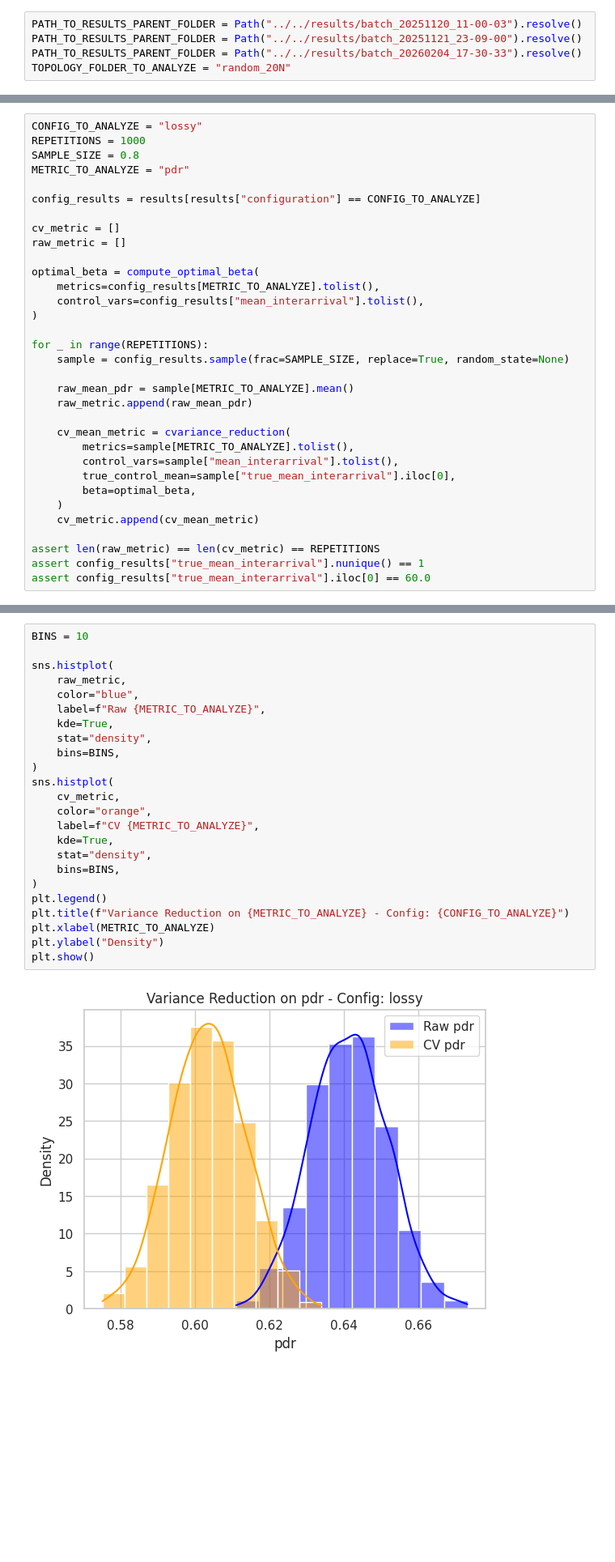
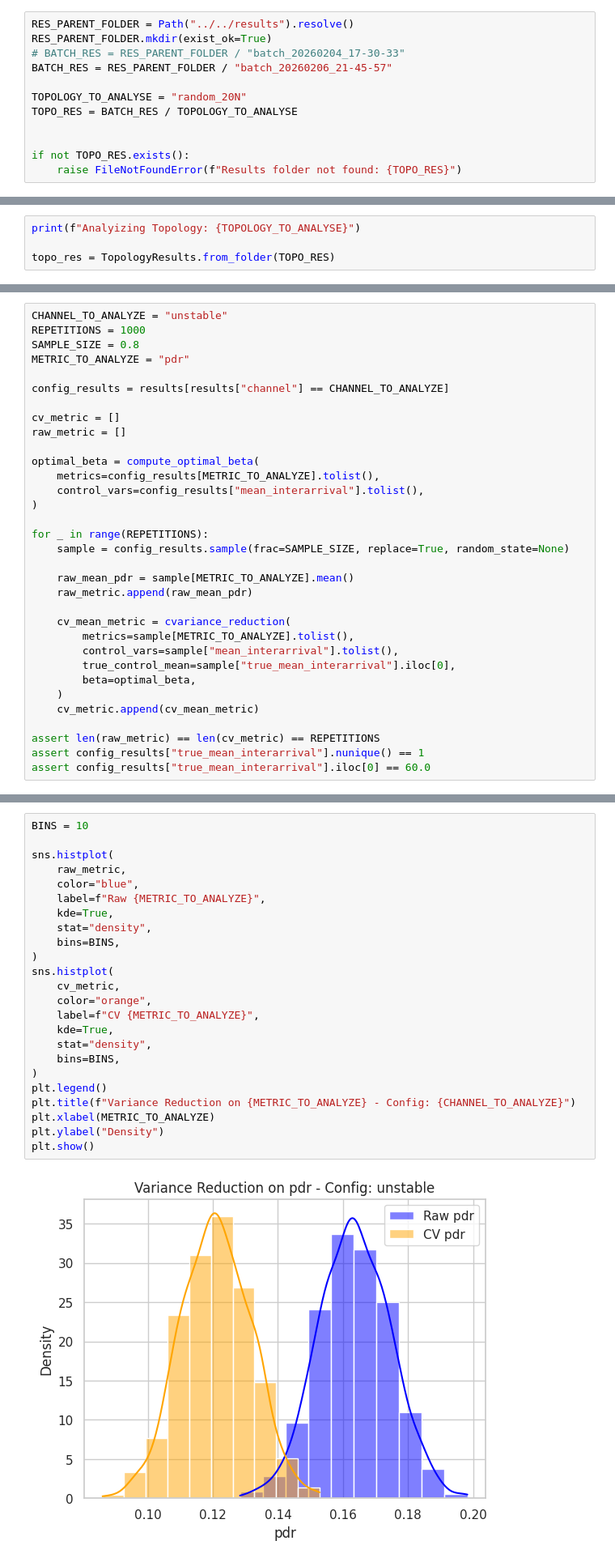
Before and after one commit to damiano-salvaterra/SPE-project, a Jupyter notebook: src/evaluation/variance_reduction.ipynb, the cells around one changed output, grey strips where cells are left out. Shown at 81% size. Drawn from its saved outputs; the diff is of its cells as text; blank space fills up the shorter version.

```diff
--- a/src/evaluation/variance_reduction.ipynb
+++ b/src/evaluation/variance_reduction.ipynb
@@ -13,7 +14,14 @@ import re
 # %% [markdown]
 ### Path Configuration
 # %%
-PATH_TO_RESULTS_PARENT_FOLDER = Path("../../results/batch_20251120_11-00-03").resolve()
-PATH_TO_RESULTS_PARENT_FOLDER = Path("../../results/batch_20251121_23-09-00").resolve()
-PATH_TO_RESULTS_PARENT_FOLDER = Path("../../results/batch_20260204_17-30-33").resolve()
-TOPOLOGY_FOLDER_TO_ANALYZE = "random_20N"
+RES_PARENT_FOLDER = Path("../../results").resolve()
+RES_PARENT_FOLDER.mkdir(exist_ok=True)
+# BATCH_RES = RES_PARENT_FOLDER / "batch_20260204_17-30-33"
+BATCH_RES = RES_PARENT_FOLDER / "batch_20260206_21-45-57"
+
+TOPOLOGY_TO_ANALYSE = "random_20N"
+TOPO_RES = BATCH_RES / TOPOLOGY_TO_ANALYSE
+
+
+if not TOPO_RES.exists():
+    raise FileNotFoundError(f"Results folder not found: {TOPO_RES}")
@@ -152 +40,5 @@ def process_parent_change_files(file_paths, bin_size=1.0):
+# %%
+print(f"Analyizing Topology: {TOPOLOGY_TO_ANALYSE}")
+
+topo_res = TopologyResults.from_folder(TOPO_RES)
 # %%
@@ -440,12 +300,12 @@ def cvariance_reduction(
 
     return Y_cv
 # %%
-CONFIG_TO_ANALYZE = "lossy"
+CHANNEL_TO_ANALYZE = "unstable"
 REPETITIONS = 1000
 SAMPLE_SIZE = 0.8
 METRIC_TO_ANALYZE = "pdr"
 
-config_results = results[results["configuration"] == CONFIG_TO_ANALYZE]
+config_results = results[results["channel"] == CHANNEL_TO_ANALYZE]
 
 cv_metric = []
 raw_metric = []
@@ -494,26 +354,26 @@ plt.show()
 # %%
 BINS = 10
 
 sns.histplot(
     raw_metric,
     color="blue",
     label=f"Raw {METRIC_TO_ANALYZE}",
     kde=True,
     stat="density",
     bins=BINS,
 )
 sns.histplot(
     cv_metric,
     color="orange",
     label=f"CV {METRIC_TO_ANALYZE}",
     kde=True,
     stat="density",
     bins=BINS,
 )
 plt.legend()
-plt.title(f"Variance Reduction on {METRIC_TO_ANALYZE} - Config: {CONFIG_TO_ANALYZE}")
+plt.title(f"Variance Reduction on {METRIC_TO_ANALYZE} - Config: {CHANNEL_TO_ANALYZE}")
 plt.xlabel(METRIC_TO_ANALYZE)
 plt.ylabel("Density")
 plt.show()
 # %% [output]
-[figure, old version]
+[figure, new version]
```
Also changed, not shown: parts of 16 cells of this notebook, 1 other file.
